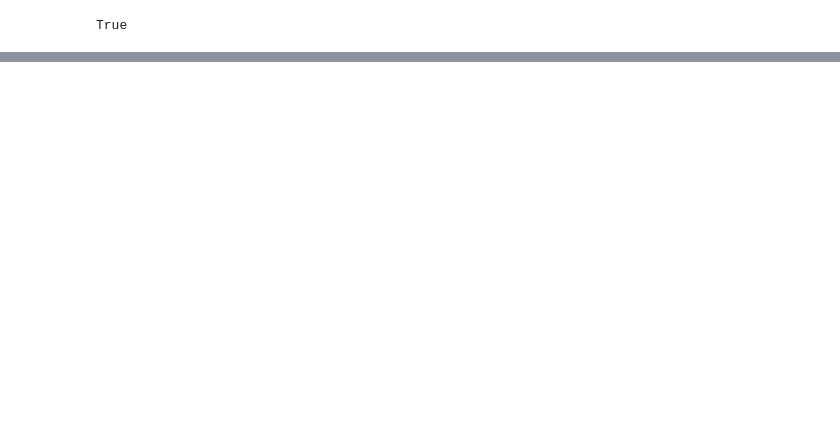
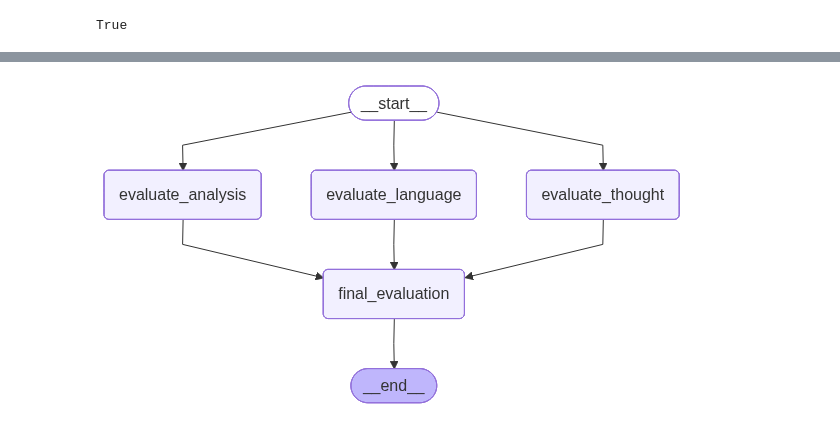
Before and after one commit to divyanshooter/Python, a Jupyter notebook: GenAI/Agentic AI/Langgraph/Learning/workflows/UPSC_workflow.ipynb, the cells around one changed output, grey strips where cells are left out. Saved outputs shown, nothing was run; the diff lists cells and outputs as text; code cells hidden in the pictures; blank space fills up the shorter version.

Commit message:
conditional workflow langgraph

```diff
--- a/GenAI/Agentic AI/Langgraph/Learning/workflows/UPSC_workflow.ipynb
+++ b/GenAI/Agentic AI/Langgraph/Learning/workflows/UPSC_workflow.ipynb
@@ -53,4 +58,35 @@ class UPSCState(TypedDict):
+# %%
+def evaluate_analysis(state:UPSCState)->UPSCState:
+    prompt=f"Evaluate the depth of analysis of the following eassy and give feedback and score out of 10\n {state['essay']}"
+    output=struct_output_model.invoke(prompt)
+    return {'analysis_feedback':output.feedback,'individual_scores':[output.score]}
+# %%
+def evaluate_thought(state:UPSCState)->UPSCState:
+    prompt=f"Evaluate the clarity of the following eassy and give feedback and score out of 10\n {state['essay']}"
+    output=struct_output_model.invoke(prompt)
+    return {'clarity_feedback':output.feedback,'individual_scores':[output.score]}
+# %%
+def final_evaluation(state:UPSCState)->UPSCState:
+    prompt=f"Based on the following feedbacks create a summarised feedback \n language feeback {state['language_feedback']} \n depth of analysis feedback {state['analysis_feedback']} \n clarity of thought feedback {state['clarity_feedback']}"
+    output= model.invoke(prompt)
+    avg_score=sum(state['individual_scores'])/len(state['individual_scores'])
+    return {'overall_feedback':output.content,'avg_score':avg_score}
 # %%
-graph=StateGrapg(UPSCState)
+graph=StateGraph(UPSCState)
 
-graph.add_node()
+graph.add_node('evaluate_language',evaluate_language)
+graph.add_node('evaluate_analysis',evaluate_analysis)
+graph.add_node('evaluate_thought',evaluate_thought)
+graph.add_node('final_evaluation',final_evaluation)
+
+graph.add_edge(START,'evaluate_language')
+graph.add_edge(START,'evaluate_analysis')
+graph.add_edge(START,'evaluate_thought')
+
+graph.add_edge('evaluate_language','final_evaluation')
+graph.add_edge('evaluate_analysis','final_evaluation')
+graph.add_edge('evaluate_thought','final_evaluation')
+
+graph.add_edge('final_evaluation',END)
+
+workflow=graph.compile()
@@ -56,0 +105,5 @@ graph.add_node()
+# %%
+from IPython.display import Image
+Image(workflow.get_graph().draw_mermaid_png())
+# %% [output]
+[figure, added]
```
Also changed, not shown: parts of 4 cells of this notebook, 2 other files.
